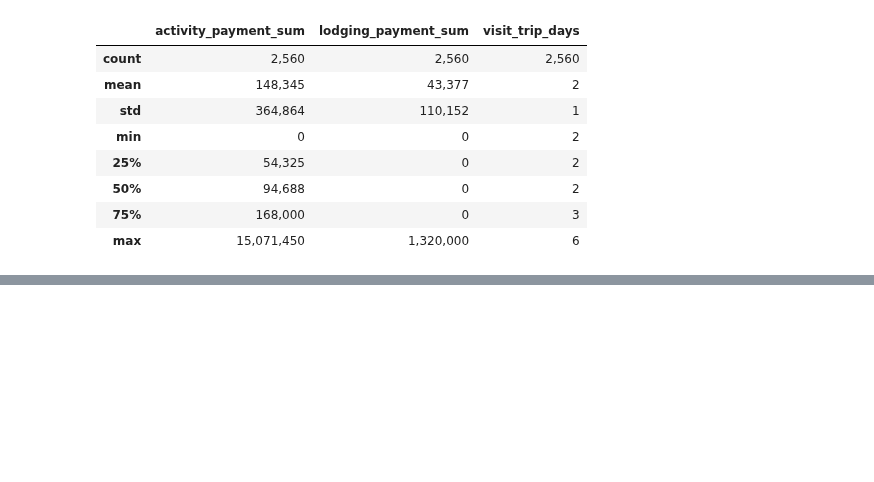
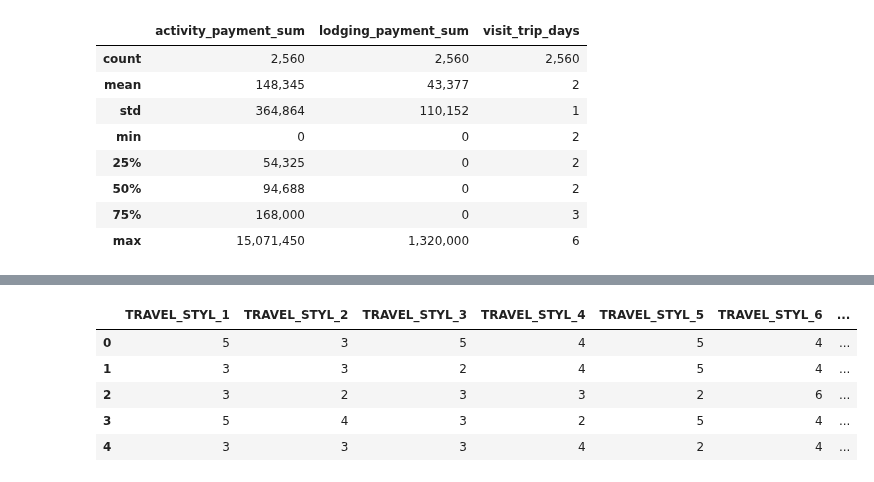
Before and after one commit to SKNetworks-AI19-250818/SKN19-mini-1Team, a Jupyter notebook: preprocessing/notebook/00_EDA.ipynb, the cells around one changed output, grey strips where cells are left out. Drawn from its saved outputs; the diff is of its cells as text; code cells hidden in the pictures; blank space fills up the shorter version.

```diff
--- a/preprocessing/notebook/00_EDA.ipynb
+++ b/preprocessing/notebook/00_EDA.ipynb
@@ -103,0 +135,10 @@ plt.show()
+# %%
+# 여행 스타일
+df[['TRAVEL_STYL_1','TRAVEL_STYL_2','TRAVEL_STYL_3','TRAVEL_STYL_4','TRAVEL_STYL_5','TRAVEL_STYL_6','TRAVEL_STYL_7','TRAVEL_STYL_8']].head()
+# %% [output]
+|  | TRAVEL_STYL_1 | TRAVEL_STYL_2 | TRAVEL_STYL_3 | TRAVEL_STYL_4 | TRAVEL_STYL_5 | TRAVEL_STYL_6 | ... |
+| 0 | 5 | 3 | 5 | 4 | 5 | 4 | ... |
+| 1 | 3 | 3 | 2 | 4 | 5 | 4 | ... |
+| 2 | 3 | 2 | 3 | 3 | 2 | 6 | ... |
+| 3 | 5 | 4 | 3 | 2 | 5 | 4 | ... |
+| 4 | 3 | 3 | 3 | 4 | 2 | 4 | ... |
```
Also changed, not shown: parts of 21 cells of this notebook.
